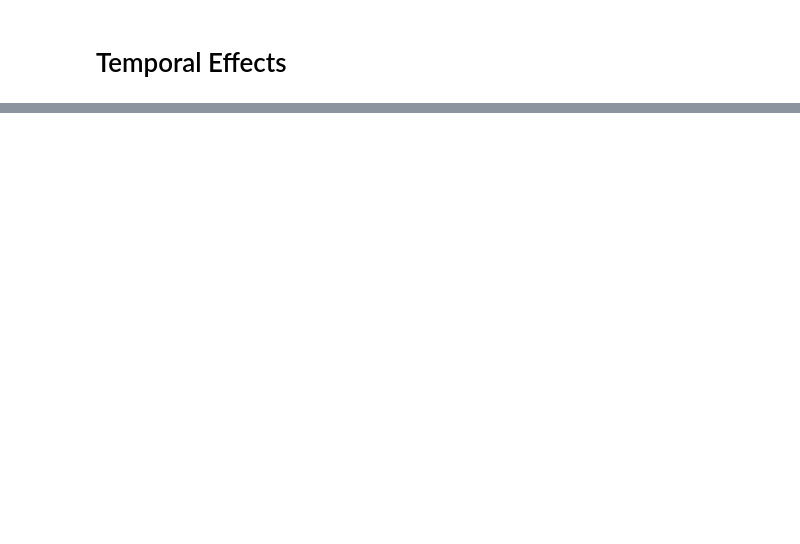
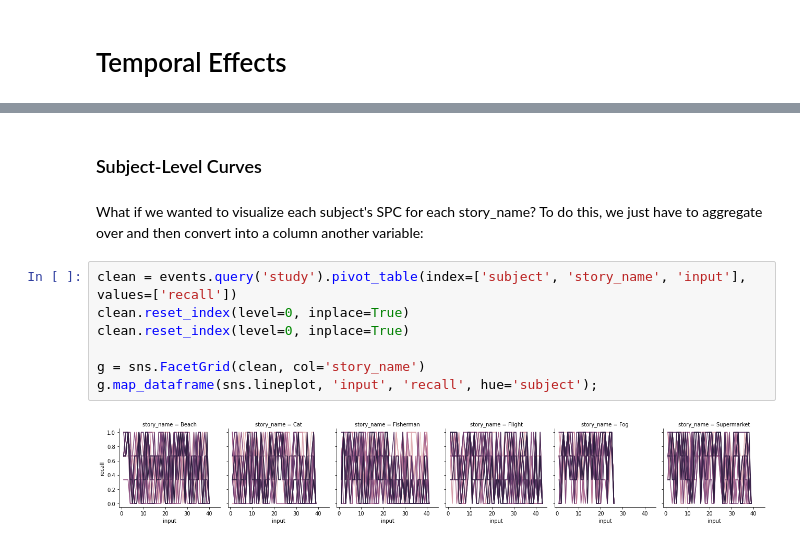
Before and after one commit to githubpsyche/narrative_cmr, a Jupyter notebook: 05_Temporal_Effects.ipynb, the cells around one changed output, grey strips where cells are left out. Saved outputs shown, nothing was run; the diff lists cells and outputs as text; blank space fills up the shorter version.

```diff
--- a/05_Temporal_Effects.ipynb
+++ b/05_Temporal_Effects.ipynb
@@ -207,0 +91,13 @@ def visualize_fit(
+# %% [markdown]
+### Subject-Level Curves
+# %% [markdown]
+What if we wanted to visualize each subject's SPC for each story_name? To do this, we just have to aggregate over and then convert into a column another variable:
+# %%
+clean = events.query('study').pivot_table(index=['subject', 'story_name', 'input'], values=['recall'])
+clean.reset_index(level=0, inplace=True)
+clean.reset_index(level=0, inplace=True)
+
+g = sns.FacetGrid(clean, col='story_name')
+g.map_dataframe(sns.lineplot, 'input', 'recall', hue='subject');
+# %% [output]
+[figure, added]
```
Also changed, not shown: parts of 83 cells of this notebook, 13 other files.
